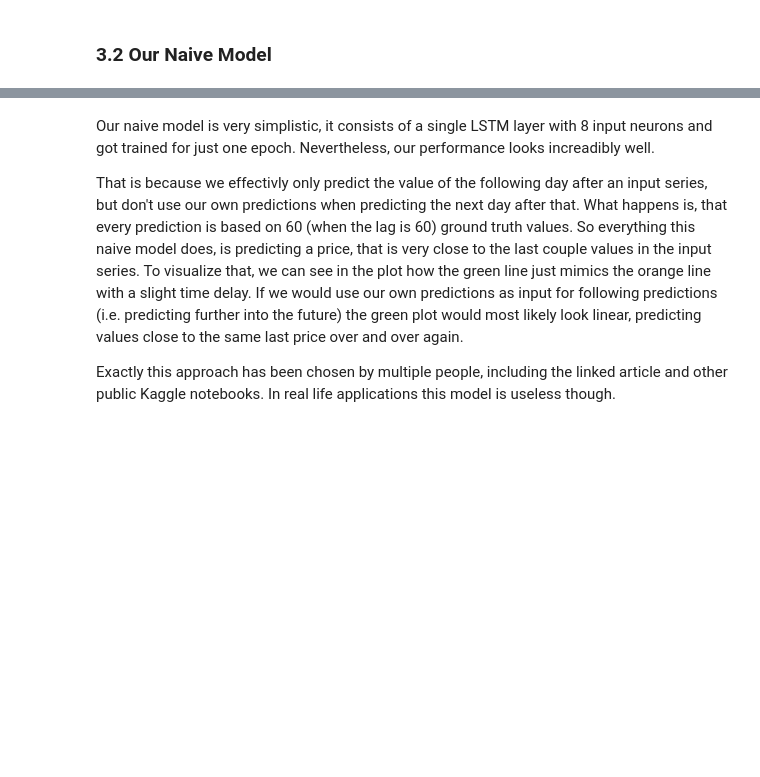
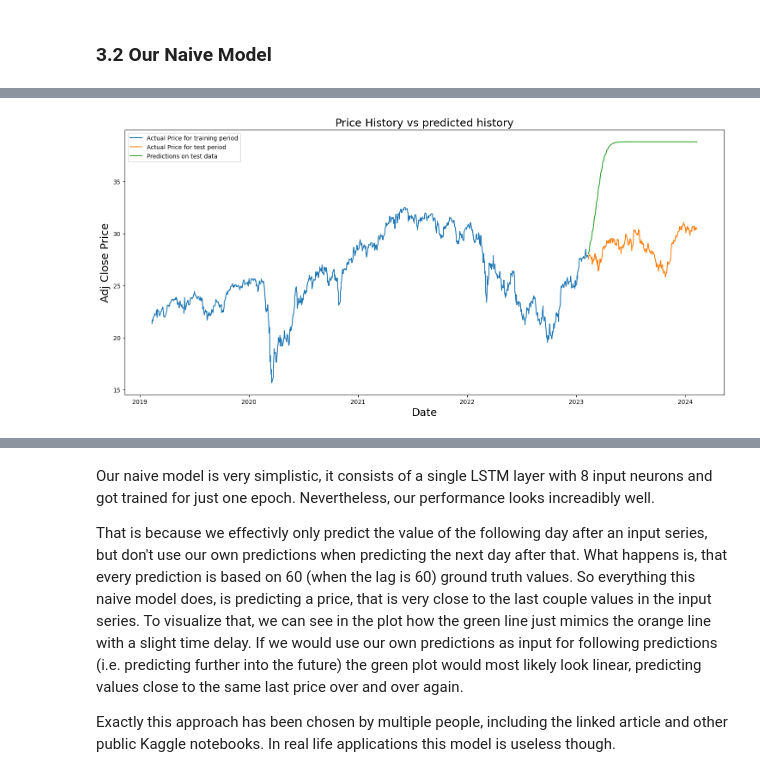
Before and after one commit to hpfref/Financial-Forecasting, a Jupyter notebook: notebook.ipynb, the cells around one changed output, grey strips where cells are left out. Drawn from its saved outputs; the diff is of its cells as text; code cells hidden in the pictures; blank space fills up the shorter version.

```diff
--- a/notebook.ipynb
+++ b/notebook.ipynb
@@ -253,0 +274,21 @@ MSE: 778.0451781683031
+# %%
+#longer predictions
+data_sample = test_X[0:1]
+#print(data_sample, "\n", test_X[0])
+recursive_predictions = []
+
+# Save the original stdout
+#original_stdout = sys.stdout
+#sys.stdout = open('output.txt', 'w')
+for i in range(0, len(predictions)):
+    pred = model.predict(data_sample)[0]
+    recursive_predictions.append(pred)
+    data_sample = np.roll(data_sample, -1)
+    data_sample[-1] = pred
+
+recursive_predictions = scaler.inverse_transform(recursive_predictions)
+plot_results(dax_history, recursive_predictions)
+
+# Restore the original stdout
+#sys.stdout = original_stdout
+# %% [output]
@@ -253,0 +312 @@ MSE: 778.0451781683031
+[figure, added]
```
Also changed, not shown: parts of 17 cells of this notebook.
